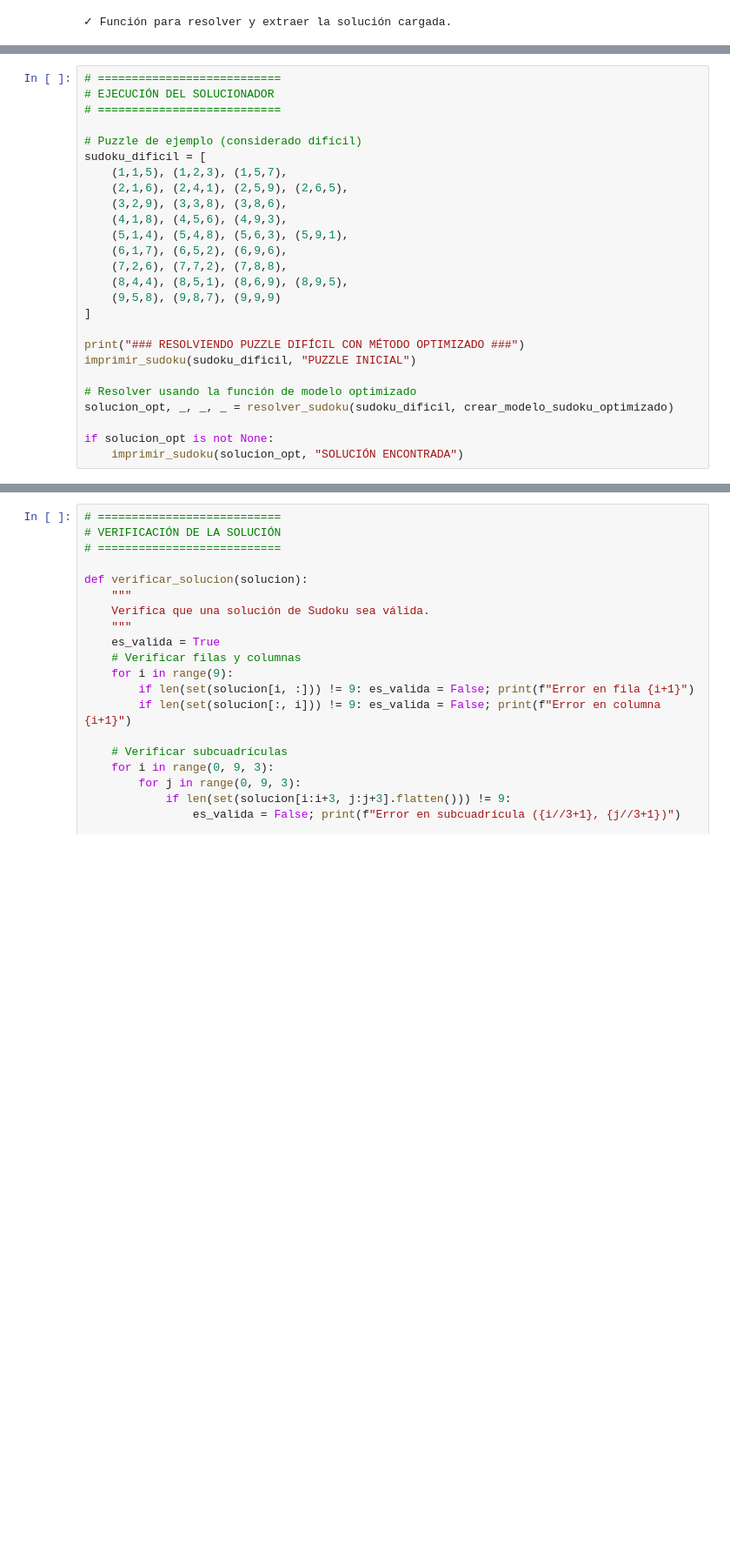
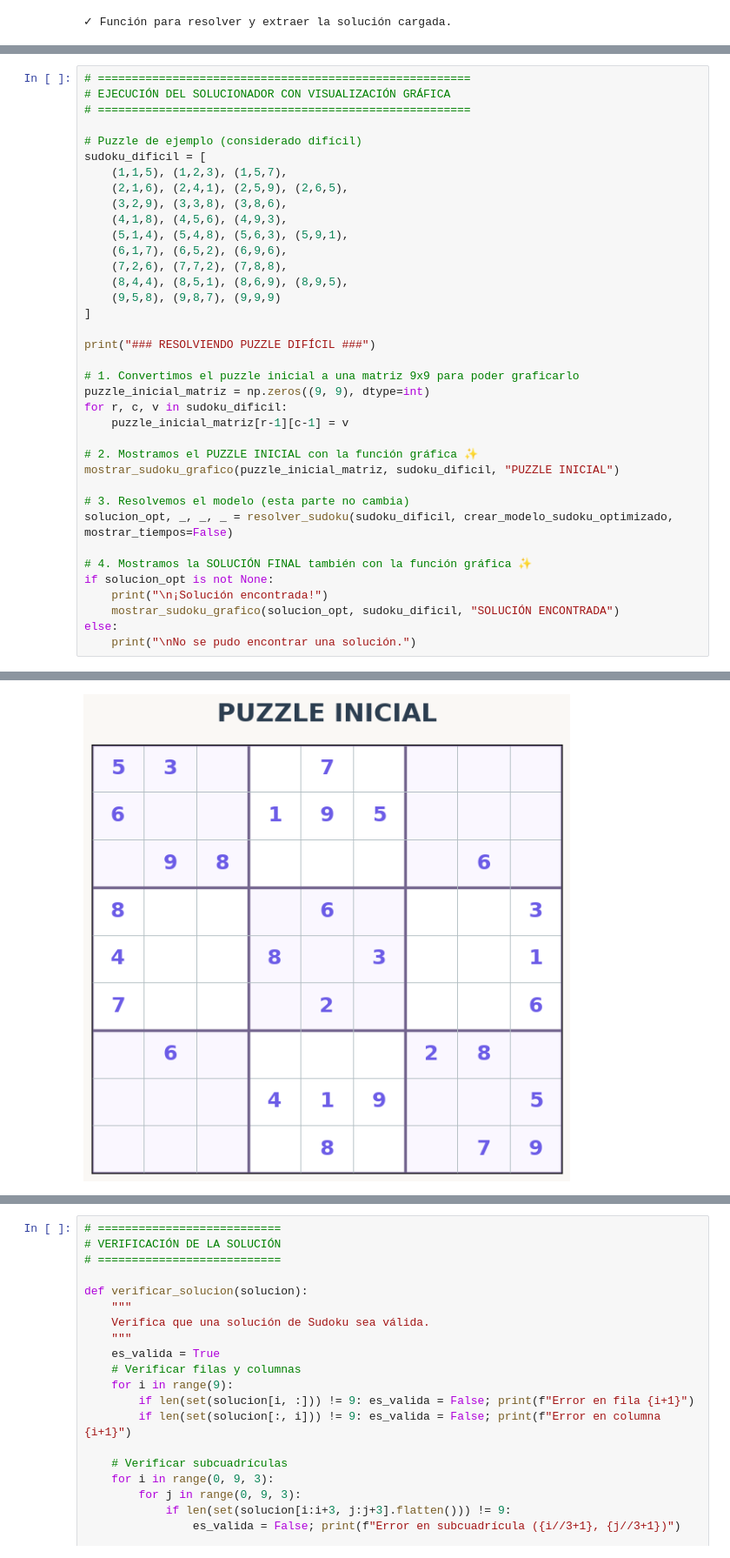
Before and after one commit to jrebull/AnaliticaPrescriptiva, a Jupyter notebook: sudoku_solver_con_pyomo_y_linearexpression.ipynb, the cells around one changed output, grey strips where cells are left out. Shown: that part at 87% size. Cells and saved outputs as stored; diff of their text form; blank space fills up the shorter version.

```diff
--- a/sudoku_solver_con_pyomo_y_linearexpression.ipynb
+++ b/sudoku_solver_con_pyomo_y_linearexpression.ipynb
@@ -242,7 +722,7 @@ Celda 6: Ejecución Principal (Resolver un Sudoku) (Código)
 # %%
-# ===========================
-# EJECUCIÓN DEL SOLUCIONADOR
-# ===========================
+# =======================================================
+# EJECUCIÓN DEL SOLUCIONADOR CON VISUALIZACIÓN GRÁFICA
+# =======================================================
 
 # Puzzle de ejemplo (considerado difícil)
 sudoku_dificil = [
@@ -257,12 +737,23 @@ sudoku_dificil = [
     (9,5,8), (9,8,7), (9,9,9)
 ]
 
-print("### RESOLVIENDO PUZZLE DIFÍCIL CON MÉTODO OPTIMIZADO ###")
-imprimir_sudoku(sudoku_dificil, "PUZZLE INICIAL")
+print("### RESOLVIENDO PUZZLE DIFÍCIL ###")
 
-# Resolver usando la función de modelo optimizado
-solucion_opt, _, _, _ = resolver_sudoku(sudoku_dificil, crear_modelo_sudoku_optimizado)
+# 1. Convertimos el puzzle inicial a una matriz 9x9 para poder graficarlo
+puzzle_inicial_matriz = np.zeros((9, 9), dtype=int)
+for r, c, v in sudoku_dificil:
+    puzzle_inicial_matriz[r-1][c-1] = v
 
+# 2. Mostramos el PUZZLE INICIAL con la función gráfica ✨
+mostrar_sudoku_grafico(puzzle_inicial_matriz, sudoku_dificil, "PUZZLE INICIAL")
+
+# 3. Resolvemos el modelo (esta parte no cambia)
+solucion_opt, _, _, _ = resolver_sudoku(sudoku_dificil, crear_modelo_sudoku_optimizado, mostrar_tiempos=False)
+
+# 4. Mostramos la SOLUCIÓN FINAL también con la función gráfica ✨
 if solucion_opt is not None:
-    imprimir_sudoku(solucion_opt, "SOLUCIÓN ENCONTRADA")
+    print("\n¡Solución encontrada!")
+    mostrar_sudoku_grafico(solucion_opt, sudoku_dificil, "SOLUCIÓN ENCONTRADA")
+else:
+    print("\nNo se pudo encontrar una solución.")
 # %% [output]
@@ -285,0 +761 @@ PUZZLE INICIAL
+[figure, added]
```
Also changed, not shown: parts of 27 cells of this notebook.
